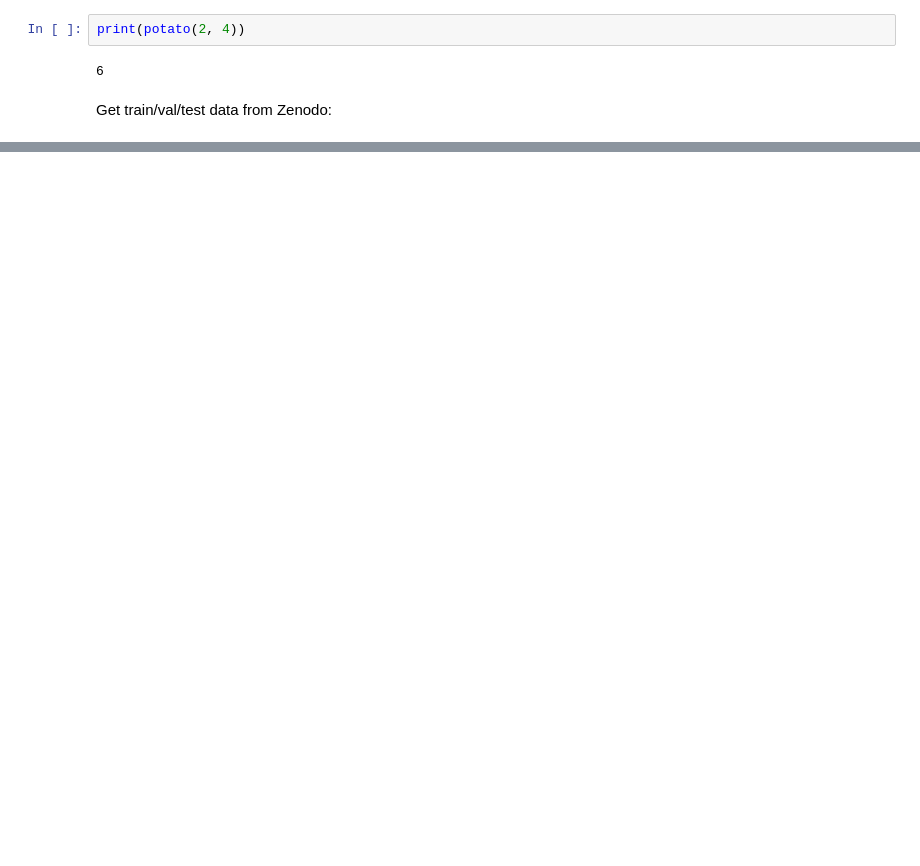
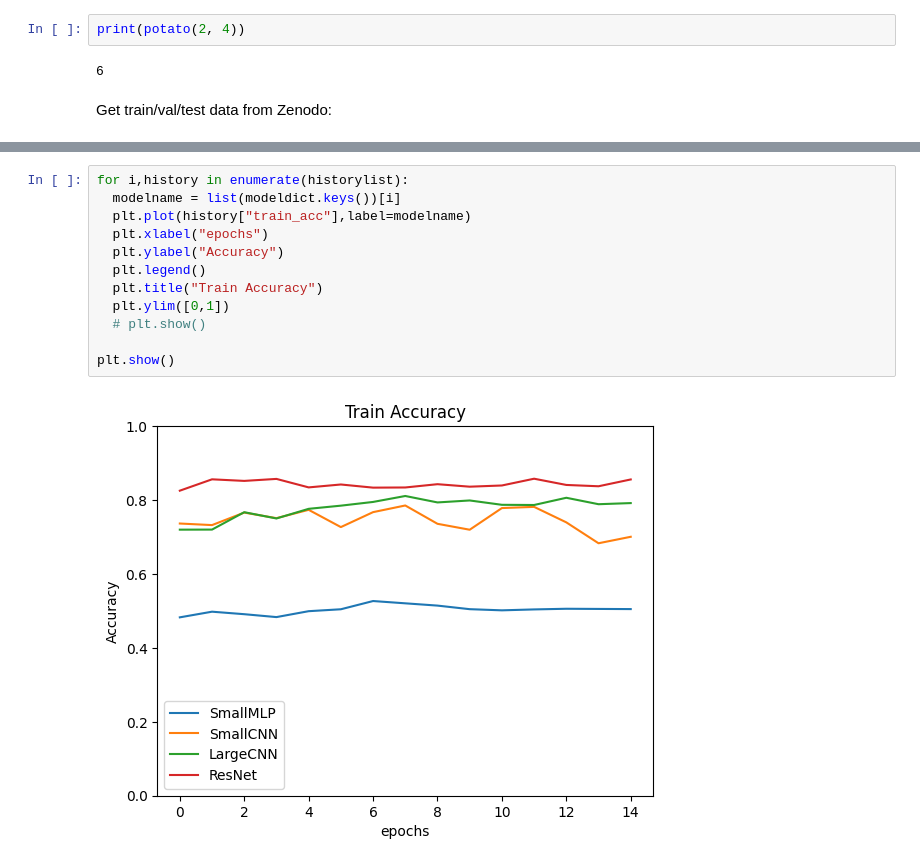
Before and after one commit to wtlu71/cnn-comp-med, a Jupyter notebook: notebook.ipynb, the cells around one changed output, grey strips where cells are left out. Cells and saved outputs as stored; diff of their text form; blank space fills up the shorter version.

```diff
--- a/notebook.ipynb
+++ b/notebook.ipynb
@@ -289,0 +418,14 @@ Restored best model (val_auc=0.8639)
+# %%
+for i,history in enumerate(historylist):
+  modelname = list(modeldict.keys())[i]
+  plt.plot(history["train_acc"],label=modelname)
+  plt.xlabel("epochs")
+  plt.ylabel("Accuracy")
+  plt.legend()
+  plt.title("Train Accuracy")
+  plt.ylim([0,1])
+  # plt.show()
+
+plt.show()
+# %% [output]
+[figure, added]
```
Also changed, not shown: parts of 27 cells of this notebook.
